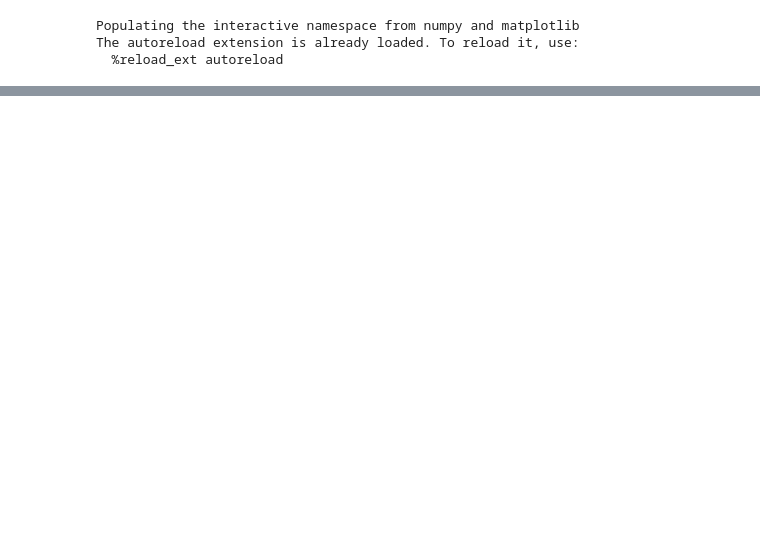
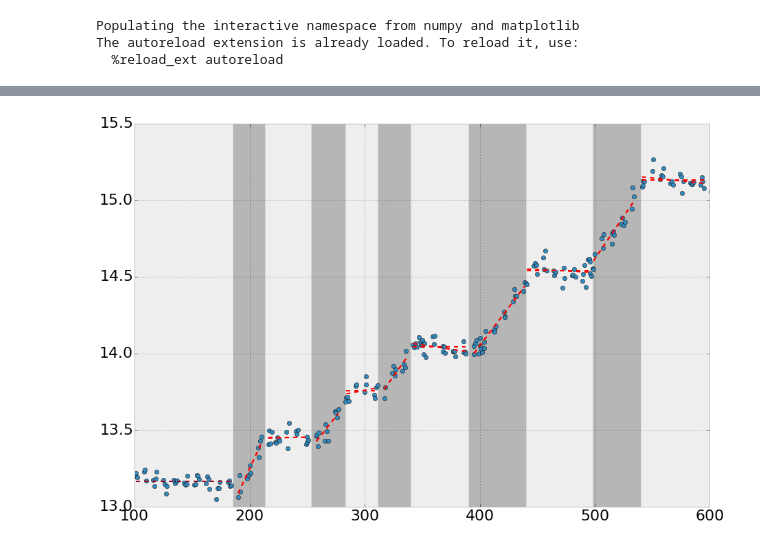
Before and after one commit to giulioungaretti/SPring8, a Jupyter notebook: summary.ipynb, the cells around one changed output, grey strips where cells are left out. Saved outputs shown, nothing was run; the diff lists cells and outputs as text; code cells hidden in the pictures; blank space fills up the shorter version.

```diff
--- a/summary.ipynb
+++ b/summary.ipynb
@@ -56,3 +206,7 @@ on_off dump found, using it !
+# %%
+fig
+# %% [output]
+[figure, added]
 # %%
 name = 'InAs0799time2'
 data, parameters_dict, on_off, offset_list = loadme(name)
```
Also changed, not shown: parts of 7 cells of this notebook, 3 other files.
